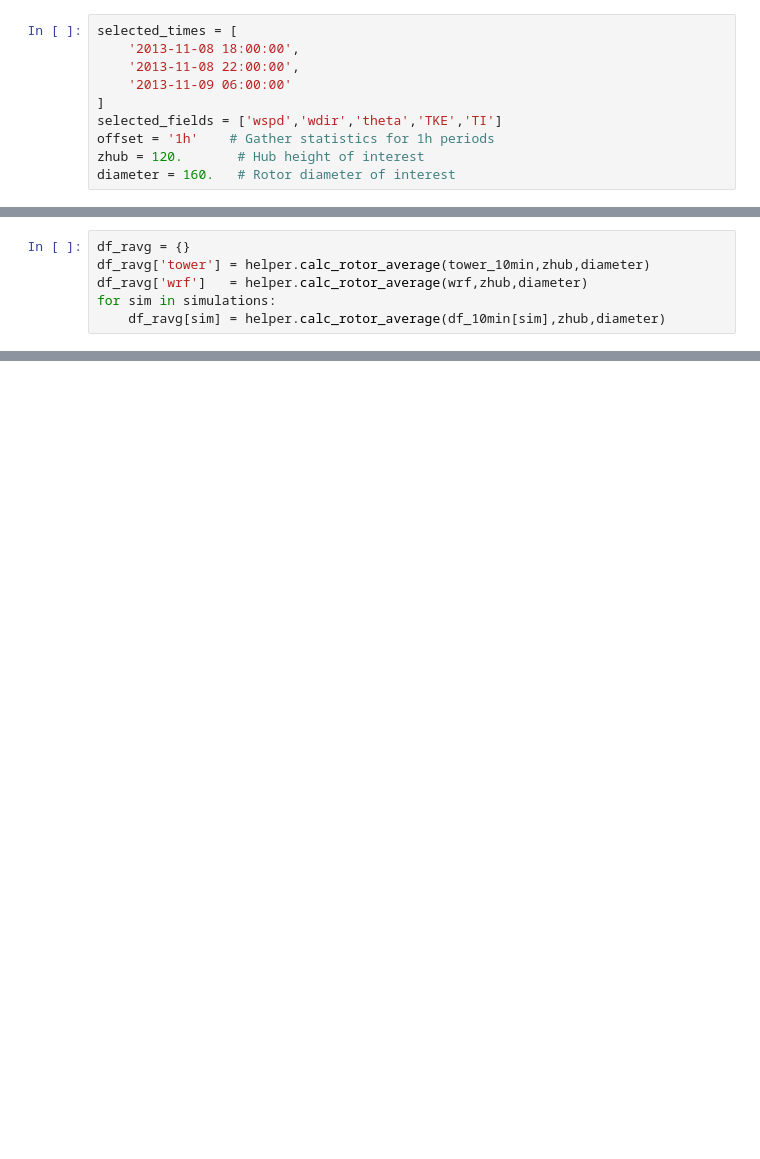
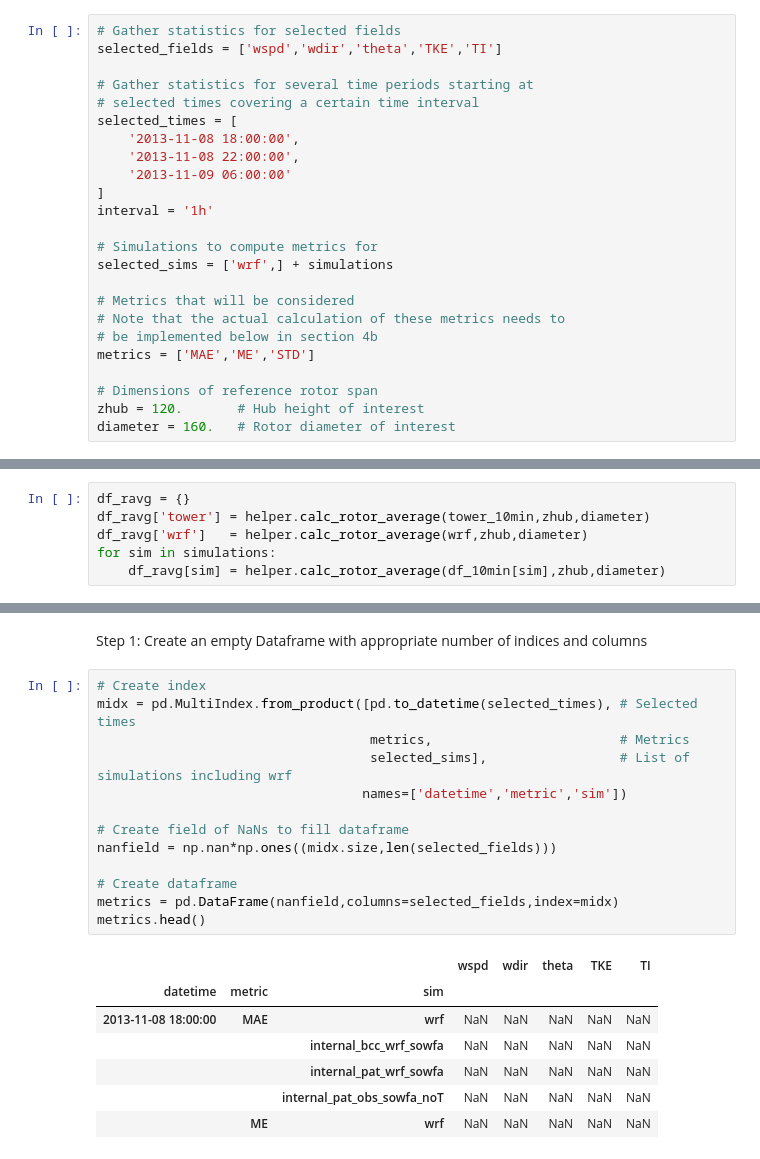
Before and after one commit to a2e-mmc/assessment, a Jupyter notebook: studies/coupling_comparison/assessment/assess_virtual_tower_data.ipynb, the cells around one changed output, grey strips where cells are left out. Saved outputs shown, nothing was run; the diff lists cells and outputs as text; blank space fills up the shorter version.

```diff
--- a/studies/coupling_comparison/assessment/assess_virtual_tower_data.ipynb
+++ b/studies/coupling_comparison/assessment/assess_virtual_tower_data.ipynb
@@ -216,11 +222,25 @@ fig,ax = plot_spectrum(
 # %%
+# Gather statistics for selected fields
+selected_fields = ['wspd','wdir','theta','TKE','TI']
+
+# Gather statistics for several time periods starting at
+# selected times covering a certain time interval
 selected_times = [
     '2013-11-08 18:00:00',
     '2013-11-08 22:00:00',
     '2013-11-09 06:00:00'
 ]
-selected_fields = ['wspd','wdir','theta','TKE','TI']
-offset = '1h'    # Gather statistics for 1h periods
+interval = '1h'
+
+# Simulations to compute metrics for
+selected_sims = ['wrf',] + simulations
+
+# Metrics that will be considered
+# Note that the actual calculation of these metrics needs to
+# be implemented below in section 4b
+metrics = ['MAE','ME','STD']
+
+# Dimensions of reference rotor span
 zhub = 120.       # Hub height of interest
 diameter = 160.   # Rotor diameter of interest
 # %% [markdown]
@@ -276,0 +258,23 @@ STD.set_index('sim',append=True,inplace=True)
+# %% [markdown]
+Step 1: Create an empty Dataframe with appropriate number of indices and columns
+# %%
+# Create index
+midx = pd.MultiIndex.from_product([pd.to_datetime(selected_times), # Selected times
+                                   metrics,                        # Metrics
+                                   selected_sims],                 # List of simulations including wrf
+                                  names=['datetime','metric','sim'])
+
+# Create field of NaNs to fill dataframe
+nanfield = np.nan*np.ones((midx.size,len(selected_fields)))
+
+# Create dataframe
+metrics = pd.DataFrame(nanfield,columns=selected_fields,index=midx)
+metrics.head()
+# %% [output]
+|  |  |  | wspd | wdir | theta | TKE | TI |
+| datetime | metric | sim |  |  |  |  |  |
+| 2013-11-08 18:00:00 | MAE | wrf | NaN | NaN | NaN | NaN | NaN |
+|  |  | internal_bcc_wrf_sowfa | NaN | NaN | NaN | NaN | NaN |
+|  |  | internal_pat_wrf_sowfa | NaN | NaN | NaN | NaN | NaN |
+|  |  | internal_pat_obs_sowfa_noT | NaN | NaN | NaN | NaN | NaN |
+|  | ME | wrf | NaN | NaN | NaN | NaN | NaN |
```
Also changed, not shown: parts of 20 cells of this notebook.
